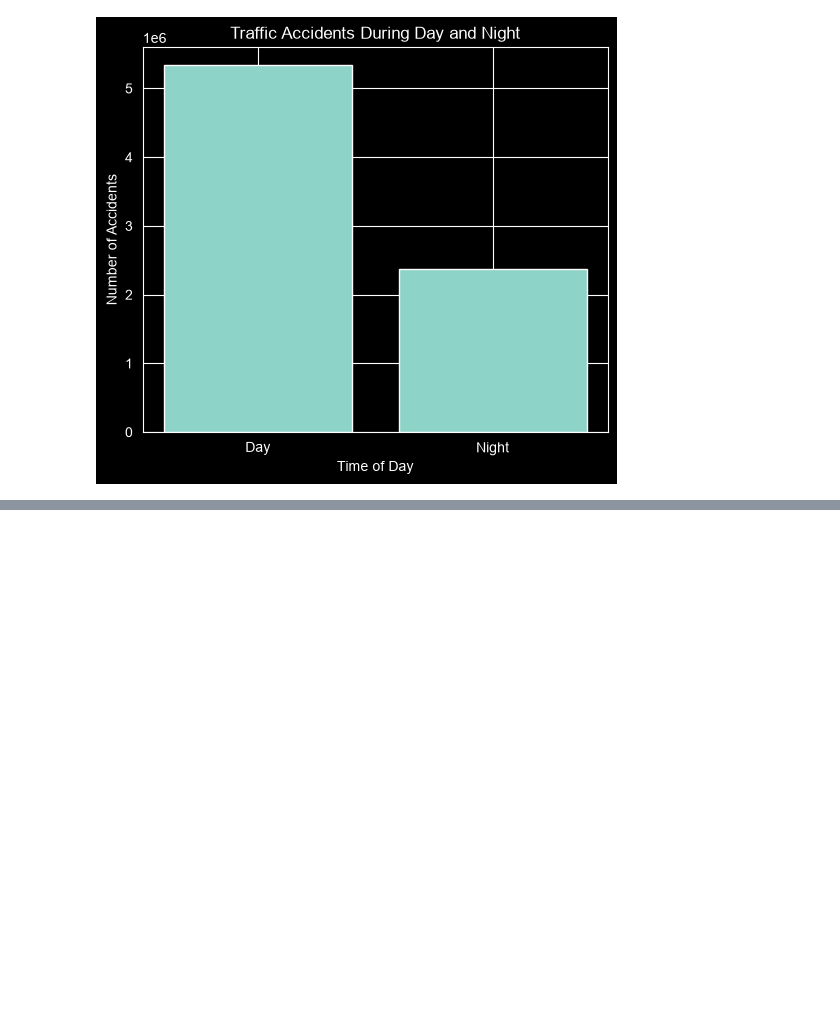
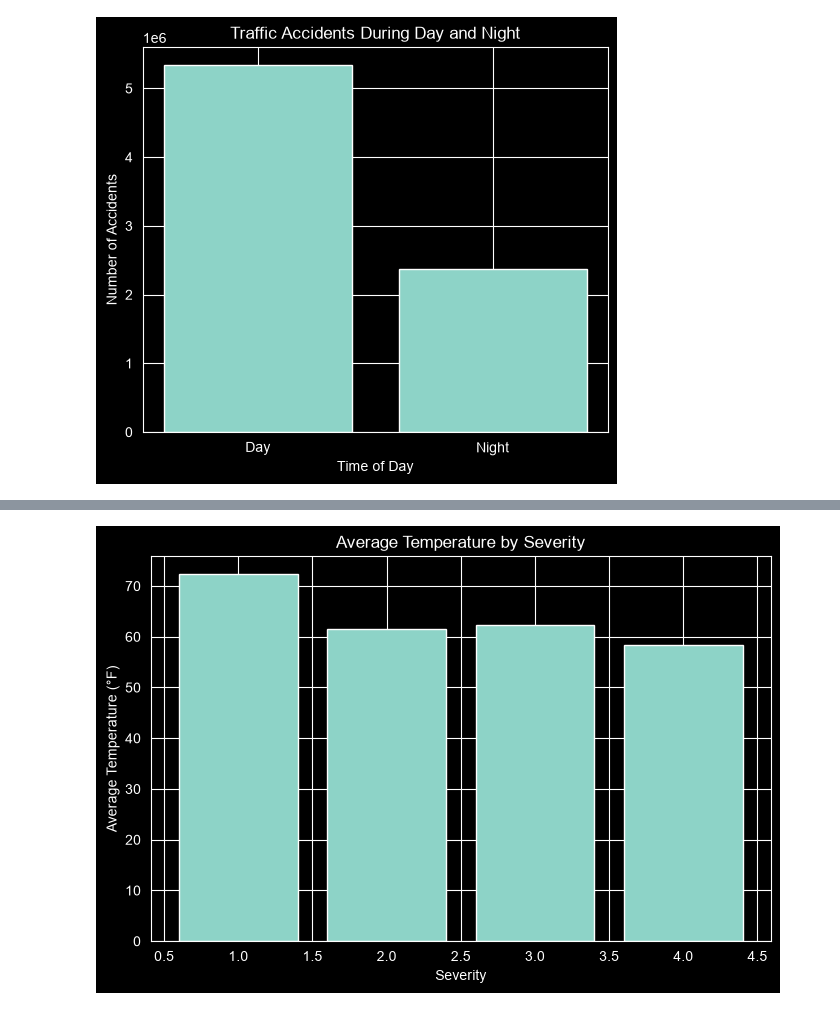
Before and after one commit to masoudtjaik/Data-Analysis-Project-US-ACCIDENT, a Jupyter notebook: US.ipynb, the cells around one changed output, grey strips where cells are left out. Saved outputs shown, nothing was run; the diff lists cells and outputs as text; code cells hidden in the pictures; blank space fills up the shorter version.

Commit message:
Add accident severity analysis and project report

```diff
--- a/US.ipynb
+++ b/US.ipynb
@@ -526,0 +548,21 @@ plt.show()
+# %%
+temperature = (
+    df.groupby('Severity')['Temperature(F)']
+      .mean()
+      .reset_index()
+)
+
+plt.figure(figsize=(8,5))
+
+plt.bar(
+    temperature['Severity'],
+    temperature['Temperature(F)']
+)
+
+plt.title('Average Temperature by Severity')
+plt.xlabel('Severity')
+plt.ylabel('Average Temperature (°F)')
+
+plt.show()
+# %% [output]
+[figure, added]
```
Also changed, not shown: parts of 6 cells of this notebook, 1 other file.
